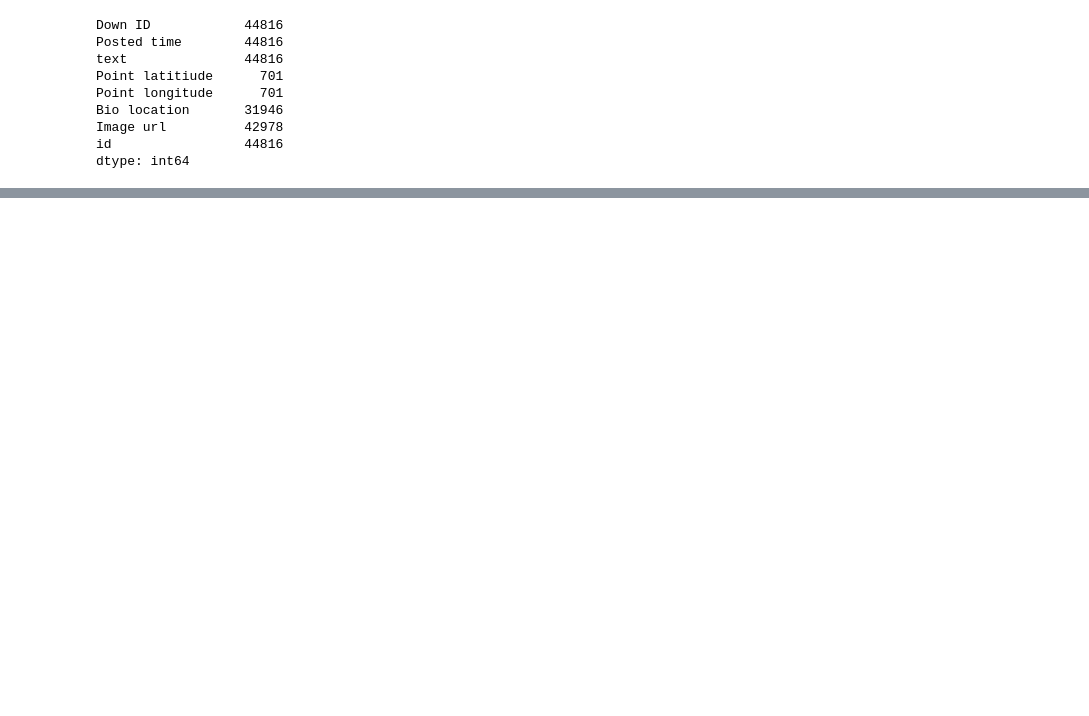
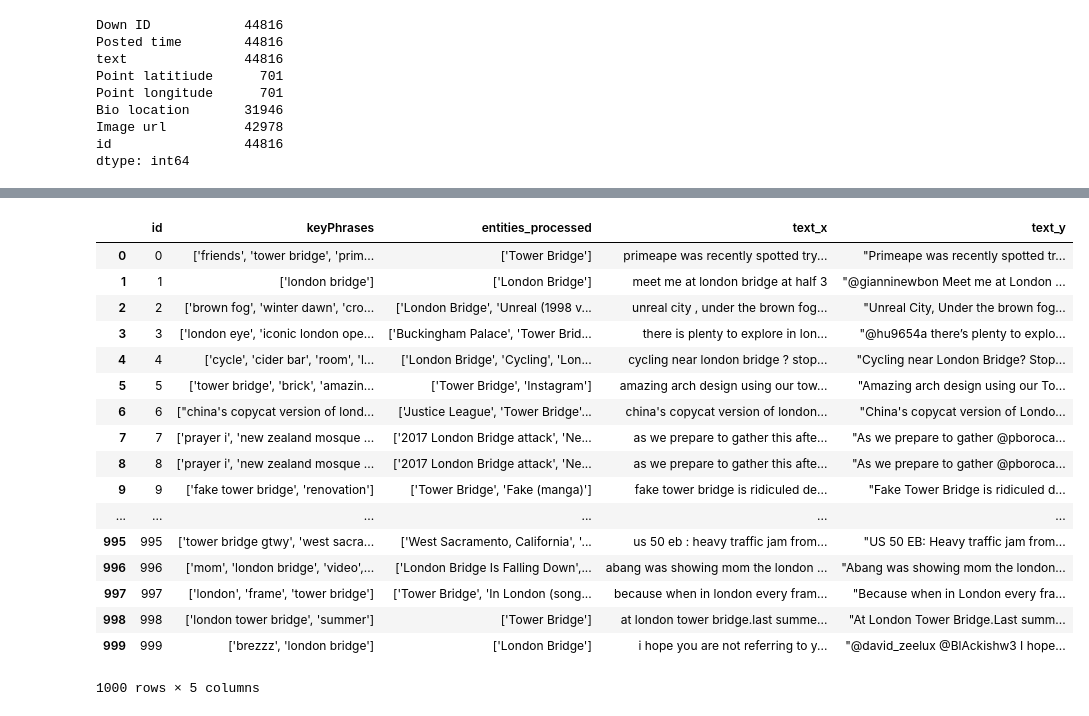
Before and after one commit to agarwal22megha/tweet-categorisation, a Jupyter notebook: twitter_feed_analysis.ipynb, the cells around one changed output, grey strips where cells are left out. Drawn from its saved outputs; the diff is of its cells as text; code cells hidden in the pictures; blank space fills up the shorter version.

```diff
--- a/twitter_feed_analysis.ipynb
+++ b/twitter_feed_analysis.ipynb
@@ -136,0 +187,20 @@ entities_df.head()
+# %%
+subset_tweets_entities = sample_tweets[["id", "text"]].head(1000)
+subset_tweets_entities["text"] = subset_tweets_entities["text"].apply(process_tweet)
+
+documents_str = subset_tweets_entities.to_json(orient = "records")
+documents_json = json.loads(json.dumps({"documents" : json.loads(documents_str)}))
+# %%
+entities_url = text_analytics_base_url + "entities"
+
+response  = requests.post(entities_url, headers=headers, json=documents_json)
+entities = response.json()
+entities_df = pd.DataFrame.from_dict(entities['documents'])
+
+def process_entities(row):
+    entities = []
+    for entity in row["entities"]:
+        entities.append(entity["name"])
+    return entities
+
+entities_df["entities_processed"] = entities_df.apply(process_entities, axis=1)
@@ -142,0 +321,35 @@ entities_df["entities"].apply(lambda x: len(x)).min())
+# %%
+metadata_entities = pd.merge(key_phrases_df[["id", "keyPhrases"]], entities_df[["id", "entities_processed"]], on="id", how="inner")
+
+metadata_entities.id = metadata_entities.id.astype(int)
+metadata_entities.keyPhrases = metadata_entities.keyPhrases.astype(str)
+metadata_entities.entities_processed = metadata_entities.entities_processed.astype(str)
+
+subset_tweets.id = subset_tweets.id.astype(int)
+subset_tweets.text = subset_tweets.text.astype(str)
+# %%
+tweets_meta_data_entities = pd.merge(metadata_entities, subset_tweets, on="id", how="inner")
+# %%
+pd.merge(tweets_meta_data_entities,
+         sample_tweets[["id","text"]].head(1000),
+         on="id",
+         how="inner")
+# %% [output]
+|  | id | keyPhrases | entities_processed | text_x | text_y |
+| 0 | 0 | ['friends', 'tower bridge', 'prim... | ['Tower Bridge'] | primeape was recently spotted try... | "Primeape was recently spotted tr... |
+| 1 | 1 | ['london bridge'] | ['London Bridge'] | meet me at london bridge at half 3 | "@gianninewbon Meet me at London ... |
+| 2 | 2 | ['brown fog', 'winter dawn', 'cro... | ['London Bridge', 'Unreal (1998 v... | unreal city , under the brown fog... | "Unreal City, Under the brown fog... |
+| 3 | 3 | ['london eye', 'iconic london ope... | ['Buckingham Palace', 'Tower Brid... | there is plenty to explore in lon... | "@hu9654a there’s plenty to explo... |
+| 4 | 4 | ['cycle', 'cider bar', 'room', 'l... | ['London Bridge', 'Cycling', 'Lon... | cycling near london bridge ? stop... | "Cycling near London Bridge? Stop... |
+| 5 | 5 | ['tower bridge', 'brick', 'amazin... | ['Tower Bridge', 'Instagram'] | amazing arch design using our tow... | "Amazing arch design using our To... |
+| 6 | 6 | ["china's copycat version of lond... | ['Justice League', 'Tower Bridge'... | china's copycat version of london... | "China's copycat version of Londo... |
+| 7 | 7 | ['prayer i', 'new zealand mosque ... | ['2017 London Bridge attack', 'Ne... | as we prepare to gather this afte... | "As we prepare to gather @pboroca... |
+| 8 | 8 | ['prayer i', 'new zealand mosque ... | ['2017 London Bridge attack', 'Ne... | as we prepare to gather this afte... | "As we prepare to gather @pboroca... |
+| 9 | 9 | ['fake tower bridge', 'renovation'] | ['Tower Bridge', 'Fake (manga)'] | fake tower bridge is ridiculed de... | "Fake Tower Bridge is ridiculed d... |
+| ... | ... | ... | ... | ... | ... |
+| 995 | 995 | ['tower bridge gtwy', 'west sacra... | ['West Sacramento, California', '... | us 50 eb : heavy traffic jam from... | "US 50 EB: Heavy traffic jam from... |
+| 996 | 996 | ['mom', 'london bridge', 'video',... | ['London Bridge Is Falling Down',... | abang was showing mom the london ... | "Abang was showing mom the london... |
+| 997 | 997 | ['london', 'frame', 'tower bridge'] | ['Tower Bridge', 'In London (song... | because when in london every fram... | "Because when in London every fra... |
+| 998 | 998 | ['london tower bridge', 'summer'] | ['Tower Bridge'] | at london tower bridge.last summe... | "At London Tower Bridge.Last summ... |
+| 999 | 999 | ['brezzz', 'london bridge'] | ['London Bridge'] | i hope you are not referring to y... | "@david_zeelux @BlAckishw3 I hope... |
+1000 rows × 5 columns
```
Also changed, not shown: parts of 38 cells of this notebook.
